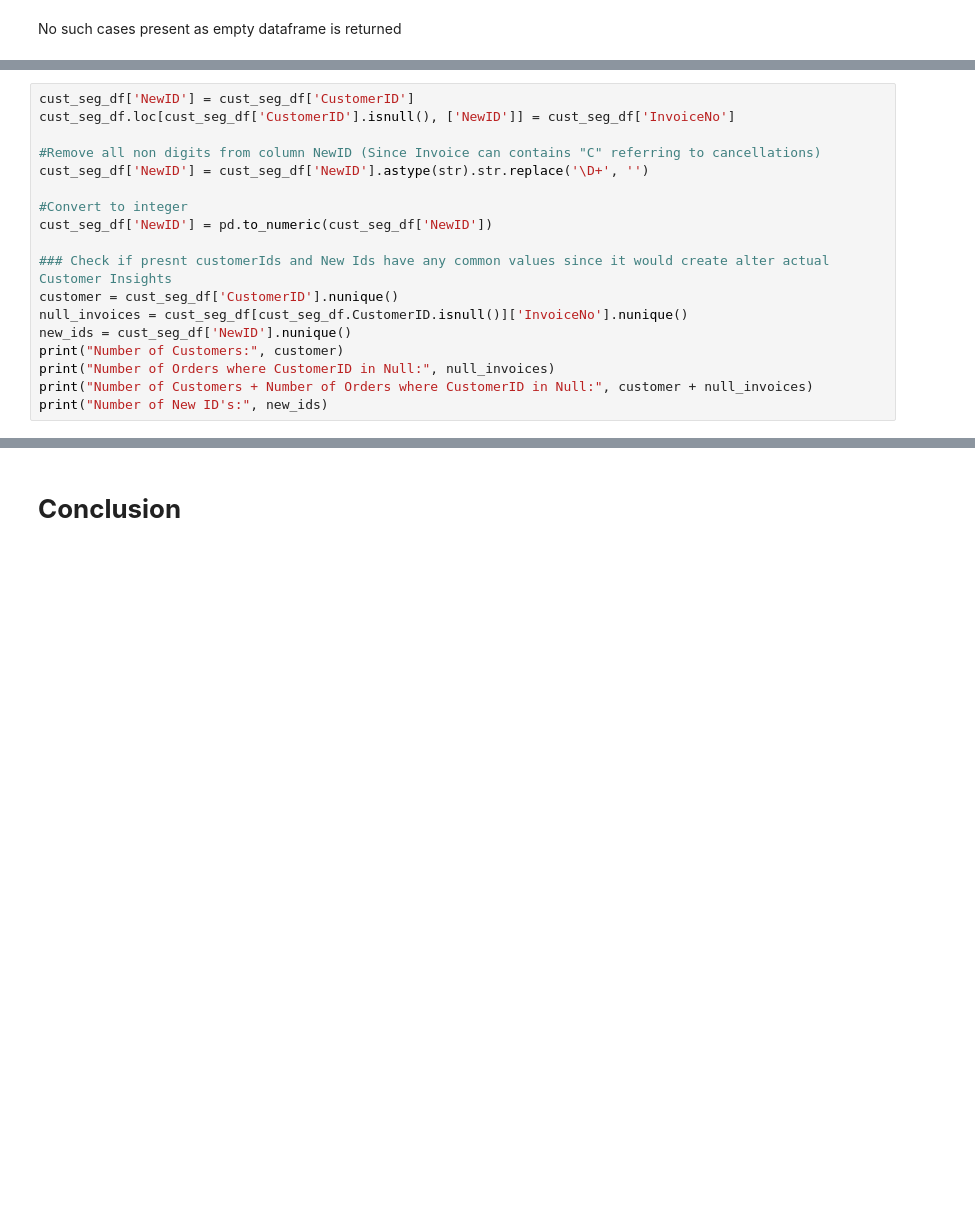
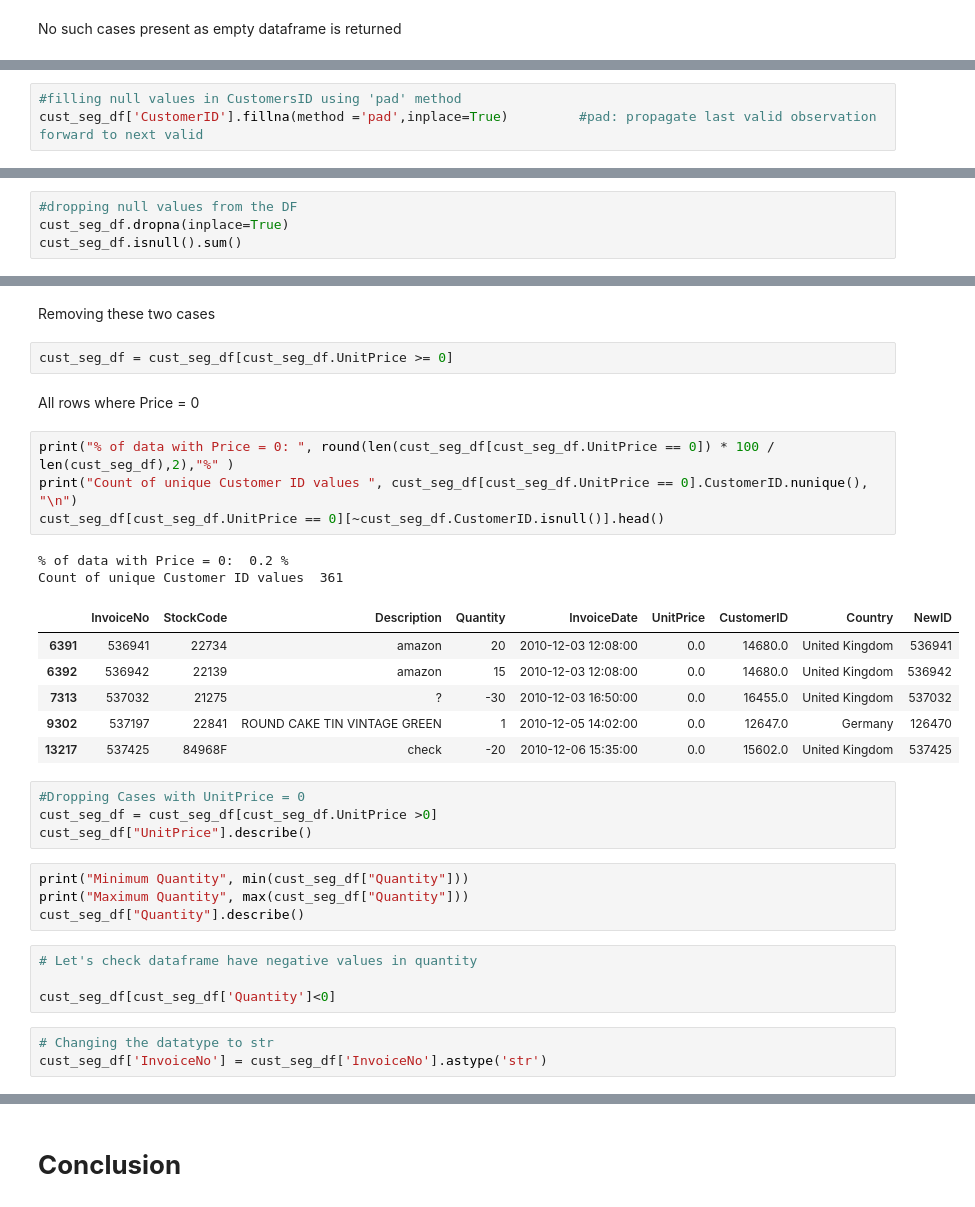
Before and after one commit to preetikhullbe/Online-retail-customer-segmentation, a Jupyter notebook: Online_retail_customer_segmentation.ipynb, the cells around one changed output, grey strips where cells are left out. Saved outputs shown, nothing was run; the diff lists cells and outputs as text; blank space fills up the shorter version.

```diff
--- a/Online_retail_customer_segmentation.ipynb
+++ b/Online_retail_customer_segmentation.ipynb
@@ -273,18 +242,0 @@ Creating NewID column and Assigning to InvoiceNo wherever CustomerID is null
-# %%
-cust_seg_df['NewID'] = cust_seg_df['CustomerID']
-cust_seg_df.loc[cust_seg_df['CustomerID'].isnull(), ['NewID']] = cust_seg_df['InvoiceNo']
-
-#Remove all non digits from column NewID (Since Invoice can contains "C" referring to cancellations)
-cust_seg_df['NewID'] = cust_seg_df['NewID'].astype(str).str.replace('\D+', '')
-
-#Convert to integer
-cust_seg_df['NewID'] = pd.to_numeric(cust_seg_df['NewID'])
-
-### Check if presnt customerIds and New Ids have any common values since it would create alter actual Customer Insights
-customer = cust_seg_df['CustomerID'].nunique()
-null_invoices = cust_seg_df[cust_seg_df.CustomerID.isnull()]['InvoiceNo'].nunique()
-new_ids = cust_seg_df['NewID'].nunique()
-print("Number of Customers:", customer)
-print("Number of Orders where CustomerID in Null:", null_invoices)
-print("Number of Customers + Number of Orders where CustomerID in Null:", customer + null_invoices)
-print("Number of New ID's:", new_ids)
@@ -606,0 +245,3 @@ Answer Here.
+# %%
+#filling null values in CustomersID using 'pad' method
+cust_seg_df['CustomerID'].fillna(method ='pad',inplace=True)         #pad: propagate last valid observation forward to next valid
@@ -606,0 +250,4 @@ Answer Here.
+# %%
+#dropping null values from the DF
+cust_seg_df.dropna(inplace=True)
+cust_seg_df.isnull().sum()
@@ -606,0 +328,34 @@ Answer Here.
+# %% [markdown]
+Removing these two cases
+# %%
+cust_seg_df = cust_seg_df[cust_seg_df.UnitPrice >= 0]
+# %% [markdown]
+All rows where Price = 0
+# %%
+print("% of data with Price = 0: ", round(len(cust_seg_df[cust_seg_df.UnitPrice == 0]) * 100 / len(cust_seg_df),2),"%" )
+print("Count of unique Customer ID values ", cust_seg_df[cust_seg_df.UnitPrice == 0].CustomerID.nunique(), "\n")
+cust_seg_df[cust_seg_df.UnitPrice == 0][~cust_seg_df.CustomerID.isnull()].head()
+# %% [output]
+% of data with Price = 0:  0.2 %
+Count of unique Customer ID values  361
+|  | InvoiceNo | StockCode | Description | Quantity | InvoiceDate | UnitPrice | CustomerID | Country | NewID |
+| 6391 | 536941 | 22734 | amazon | 20 | 2010-12-03 12:08:00 | 0.0 | 14680.0 | United Kingdom | 536941 |
+| 6392 | 536942 | 22139 | amazon | 15 | 2010-12-03 12:08:00 | 0.0 | 14680.0 | United Kingdom | 536942 |
+| 7313 | 537032 | 21275 | ? | -30 | 2010-12-03 16:50:00 | 0.0 | 16455.0 | United Kingdom | 537032 |
+| 9302 | 537197 | 22841 | ROUND CAKE TIN VINTAGE GREEN | 1 | 2010-12-05 14:02:00 | 0.0 | 12647.0 | Germany | 126470 |
+| 13217 | 537425 | 84968F | check | -20 | 2010-12-06 15:35:00 | 0.0 | 15602.0 | United Kingdom | 537425 |
+# %%
+#Dropping Cases with UnitPrice = 0
+cust_seg_df = cust_seg_df[cust_seg_df.UnitPrice >0]
+cust_seg_df["UnitPrice"].describe()
+# %%
+print("Minimum Quantity", min(cust_seg_df["Quantity"]))
+print("Maximum Quantity", max(cust_seg_df["Quantity"]))
+cust_seg_df["Quantity"].describe()
+# %%
+# Let's check dataframe have negative values in quantity
+
+cust_seg_df[cust_seg_df['Quantity']<0]
+# %%
+# Changing the datatype to str
+cust_seg_df['InvoiceNo'] = cust_seg_df['InvoiceNo'].astype('str')
```
Also changed, not shown: parts of 170 cells of this notebook.
